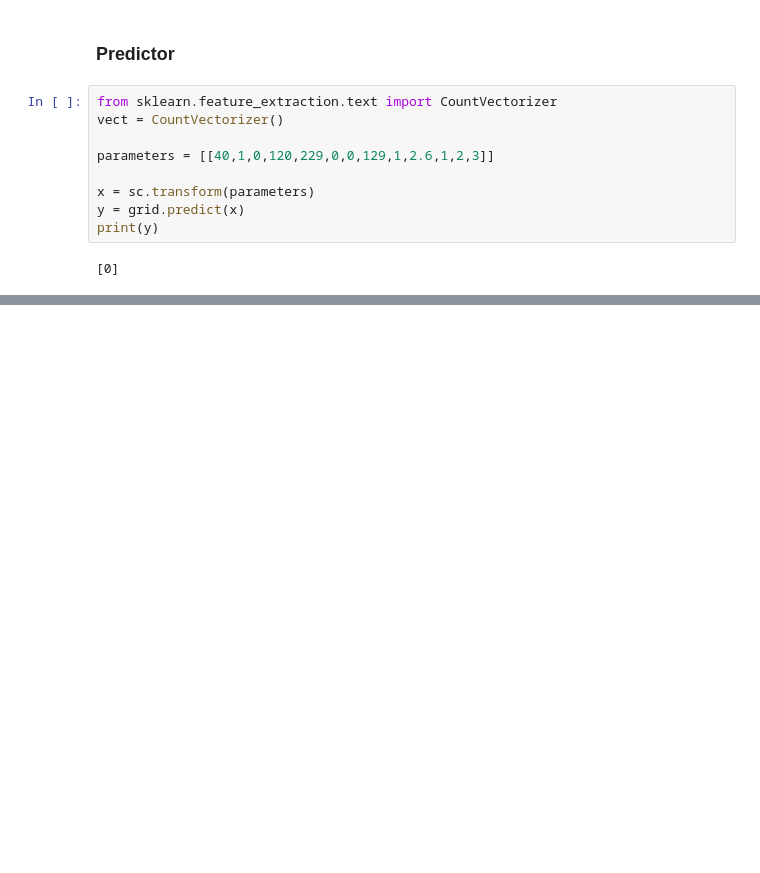
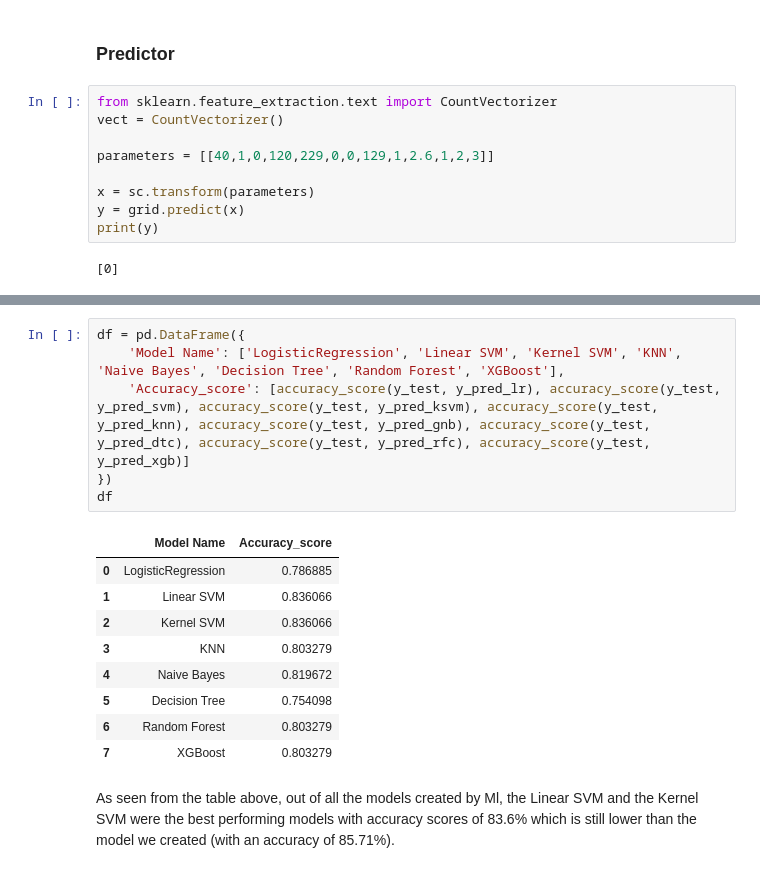
Before and after one commit to riru12/VitalCheck, a Jupyter notebook: VitalCheckSVM.ipynb, the cells around one changed output, grey strips where cells are left out. Drawn from its saved outputs; the diff is of its cells as text; blank space fills up the shorter version.

```diff
--- a/VitalCheckSVM.ipynb
+++ b/VitalCheckSVM.ipynb
@@ -177,0 +354,18 @@ print(y)
+# %%
+df = pd.DataFrame({
+    'Model Name': ['LogisticRegression', 'Linear SVM', 'Kernel SVM', 'KNN', 'Naive Bayes', 'Decision Tree', 'Random Forest', 'XGBoost'],
+    'Accuracy_score': [accuracy_score(y_test, y_pred_lr), accuracy_score(y_test, y_pred_svm), accuracy_score(y_test, y_pred_ksvm), accuracy_score(y_test, y_pred_knn), accuracy_score(y_test, y_pred_gnb), accuracy_score(y_test, y_pred_dtc), accuracy_score(y_test, y_pred_rfc), accuracy_score(y_test, y_pred_xgb)]
+})
+df
+# %% [output]
+|  | Model Name | Accuracy_score |
+| 0 | LogisticRegression | 0.786885 |
+| 1 | Linear SVM | 0.836066 |
+| 2 | Kernel SVM | 0.836066 |
+| 3 | KNN | 0.803279 |
+| 4 | Naive Bayes | 0.819672 |
+| 5 | Decision Tree | 0.754098 |
+| 6 | Random Forest | 0.803279 |
+| 7 | XGBoost | 0.803279 |
+# %% [markdown]
+As seen from the table above, out of all the models created by Ml, the Linear SVM and the Kernel SVM were the best performing models with accuracy scores of 83.6% which is still lower than the model we created (with an accuracy of 85.71%).
```
Also changed, not shown: parts of 18 cells of this notebook.
